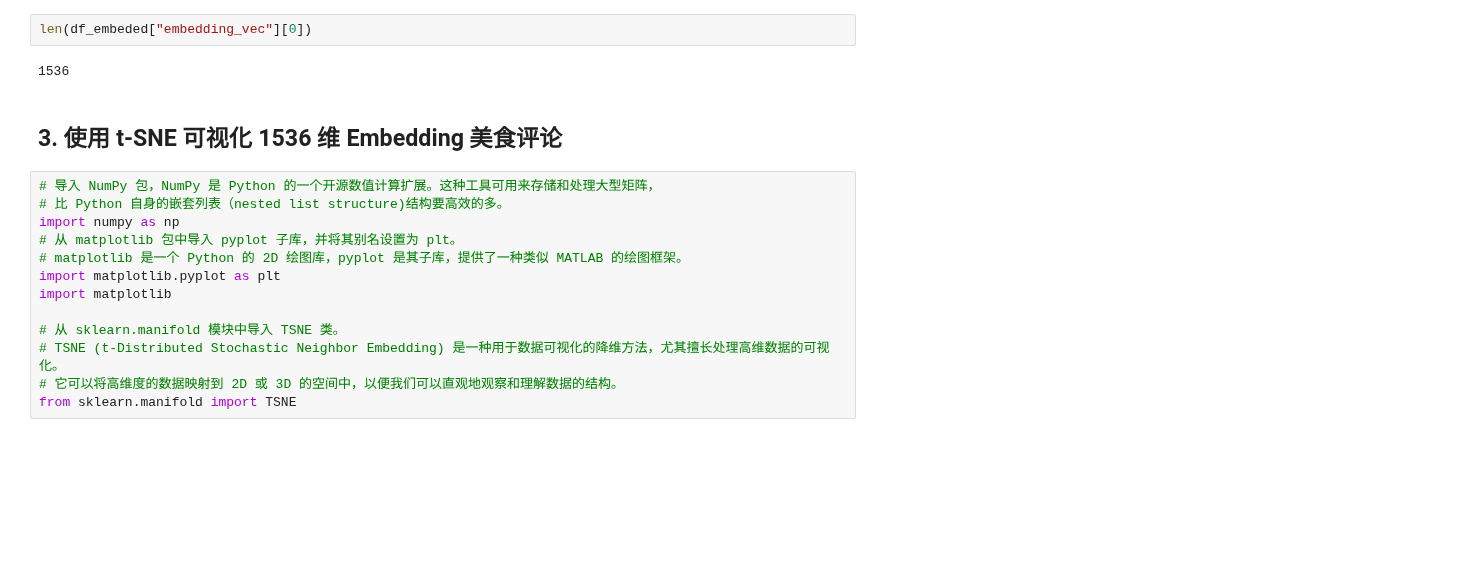
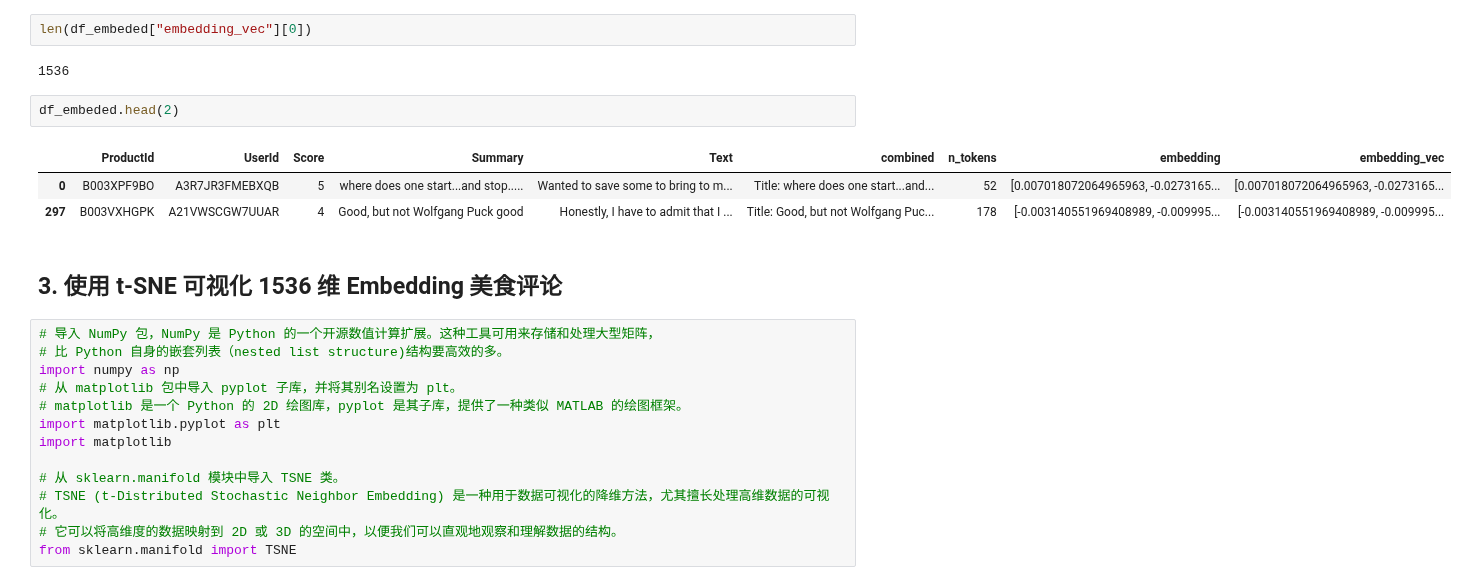
Before and after one commit to DjangoPeng/openai-quickstart, a Jupyter notebook: openai_api/embedding.ipynb, the cells around one changed output. Cells and saved outputs as stored; diff of their text form; blank space fills up the shorter version.

Commit message:
update embedding demo

```diff
--- a/openai_api/embedding.ipynb
+++ b/openai_api/embedding.ipynb
@@ -161,6 +172,12 @@ df_embeded["embedding_vec"] = df_embeded["embedding"].apply(ast.literal_eval)
 len(df_embeded["embedding_vec"][0])
 # %% [output]
 1536
+# %%
+df_embeded.head(2)
+# %% [output]
+|  | ProductId | UserId | Score | Summary | Text | combined | n_tokens | embedding | embedding_vec |
+| 0 | B003XPF9BO | A3R7JR3FMEBXQB | 5 | where does one start...and stop..... | Wanted to save some to bring to m... | Title: where does one start...and... | 52 | [0.007018072064965963, -0.0273165... | [0.007018072064965963, -0.0273165... |
+| 297 | B003VXHGPK | A21VWSCGW7UUAR | 4 | Good, but not Wolfgang Puck good | Honestly, I have to admit that I ... | Title: Good, but not Wolfgang Puc... | 178 | [-0.003140551969408989, -0.009995... | [-0.003140551969408989, -0.009995... |
 # %% [markdown]
 ## 3. 使用 t-SNE 可视化 1536 维 Embedding 美食评论
 # %%
```
Also changed, not shown: parts of 5 cells of this notebook, 1 other file.
